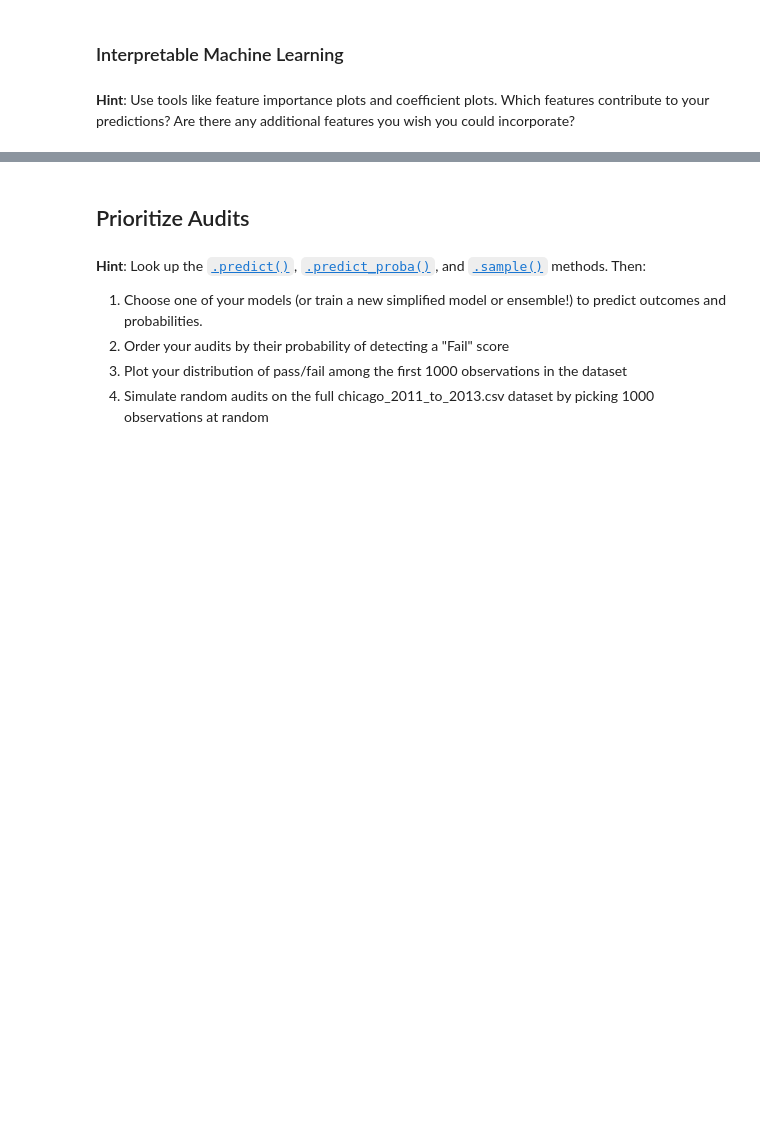
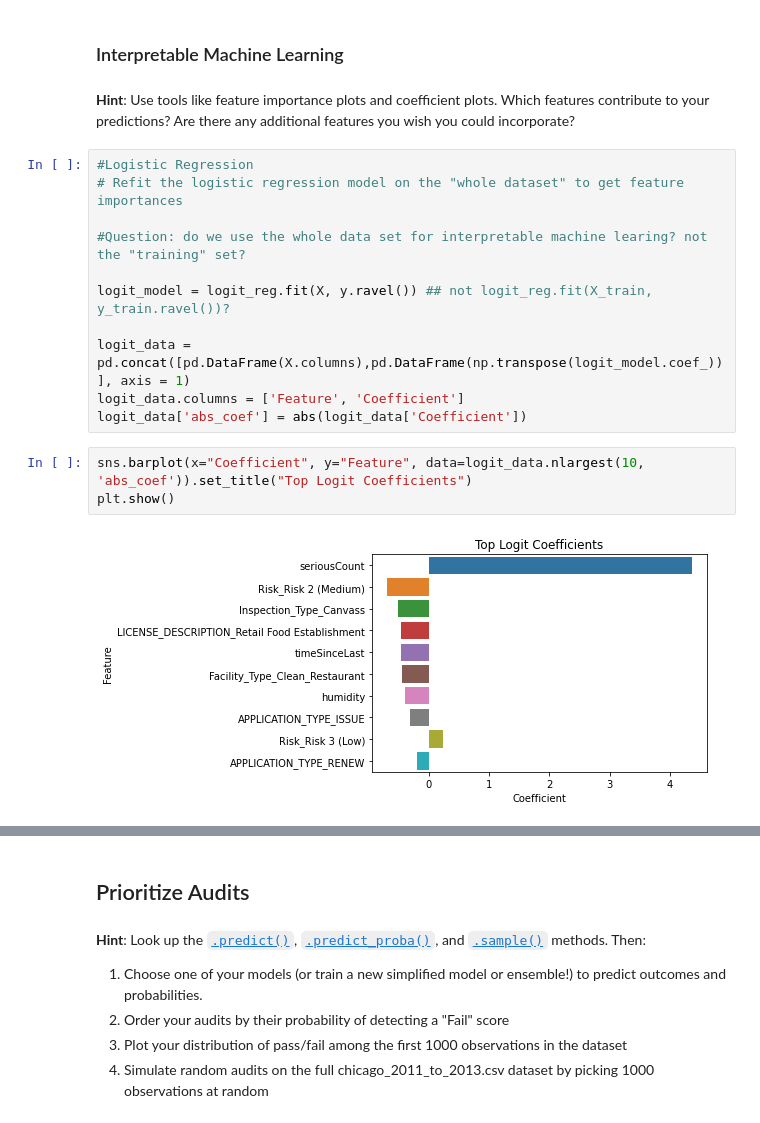
Before and after one commit to mjkeh/CSS-Project-3-Team-7-Fall-2021, a Jupyter notebook: Project 3 Students.ipynb, the cells around one changed output, grey strips where cells are left out. Drawn from its saved outputs; the diff is of its cells as text; blank space fills up the shorter version.

```diff
--- a/Project 3 Students.ipynb
+++ b/Project 3 Students.ipynb
@@ -355,4 +388,20 @@ F1: 0.80 [Random Forest]
 ### Interpretable Machine Learning
 # %% [markdown]
 **Hint**: Use tools like feature importance plots and coefficient plots. Which features contribute to your predictions? Are there any additional features you wish you could incorporate?
+# %%
+#Logistic Regression
+# Refit the logistic regression model on the "whole dataset" to get feature importances
+
+#Question: do we use the whole data set for interpretable machine learing? not the "training" set?
+
+logit_model = logit_reg.fit(X, y.ravel()) ## not logit_reg.fit(X_train, y_train.ravel())?
+
+logit_data = pd.concat([pd.DataFrame(X.columns),pd.DataFrame(np.transpose(logit_model.coef_))], axis = 1)
+logit_data.columns = ['Feature', 'Coefficient']
+logit_data['abs_coef'] = abs(logit_data['Coefficient'])
+# %%
+sns.barplot(x="Coefficient", y="Feature", data=logit_data.nlargest(10, 'abs_coef')).set_title("Top Logit Coefficients")
+plt.show()
+# %% [output]
+[figure, added]
 # %%
```
Also changed, not shown: parts of 30 cells of this notebook.
